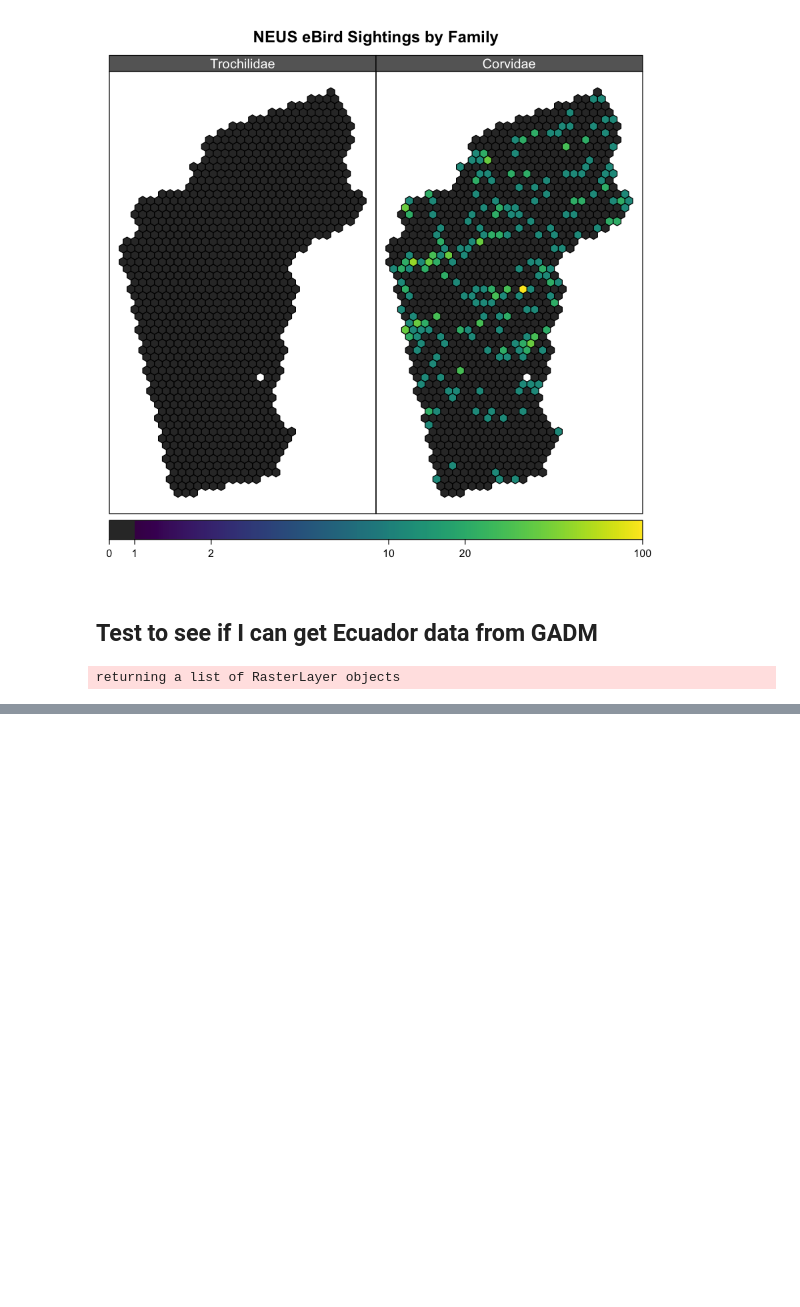
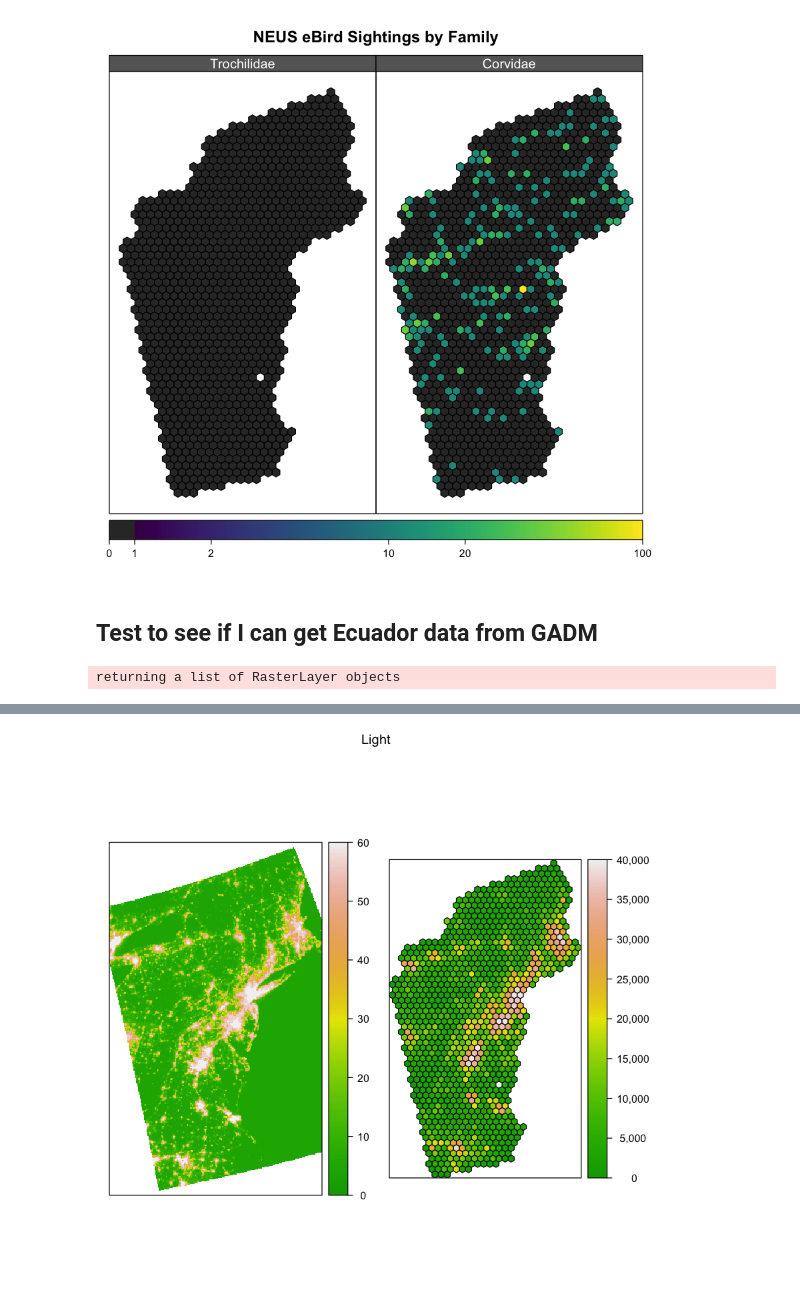
Before and after one commit to laurenchan/notebook, a Jupyter notebook: citizen_sci/Fishnet_Hex_test.ipynb, the cells around one changed output, grey strips where cells are left out. Saved outputs shown, nothing was run; the diff lists cells and outputs as text; code cells hidden in the pictures; blank space fills up the shorter version.

```diff
--- a/citizen_sci/Fishnet_Hex_test.ipynb
+++ b/citizen_sci/Fishnet_Hex_test.ipynb
@@ -120,0 +145,2 @@ ERROR: Error in (function (classes, fdef, mtable) : unable to find an inherited
+# %%
+hex_light <- extract(r, hex_grid, fun=sum, na.rm=TRUE, sp=TRUE)
@@ -120,0 +153,3 @@ ERROR: Error in (function (classes, fdef, mtable) : unable to find an inherited
+# %%
+hex_light.df <- as.data.frame(hex_light)
+hex_light.df
@@ -120,0 +176,23 @@ ERROR: Error in (function (classes, fdef, mtable) : unable to find an inherited
+# %%
+p1 <- levelplot(r,
+                col.regions = terrain.colors,
+                margin = FALSE, scales = list(draw = FALSE),
+                colorkey = list(
+                  #space = "bottom",
+                  at = seq(0, 60, length.out = 256),
+                  labels = list(at = 10 * 0:6,
+                                labels = format(10 * 0:6, big.mark = ","))
+                )
+      )
+p2 <- spplot(hex_light,
+             col.regions = terrain.colors(256),
+             at = seq(0, 40000, length.out = 256),
+             colorkey = list(
+               labels = list(at = seq(0, 40000, 5000),
+                             labels = format(seq(0, 40000, 5000), big.mark = ","))
+             )
+      )
+# %%
+grid.arrange(p1, p2, ncol = 2, top = "Light")
+# %% [output]
+[figure, added]
```
Also changed, not shown: parts of 14 cells of this notebook, 2 other files.
